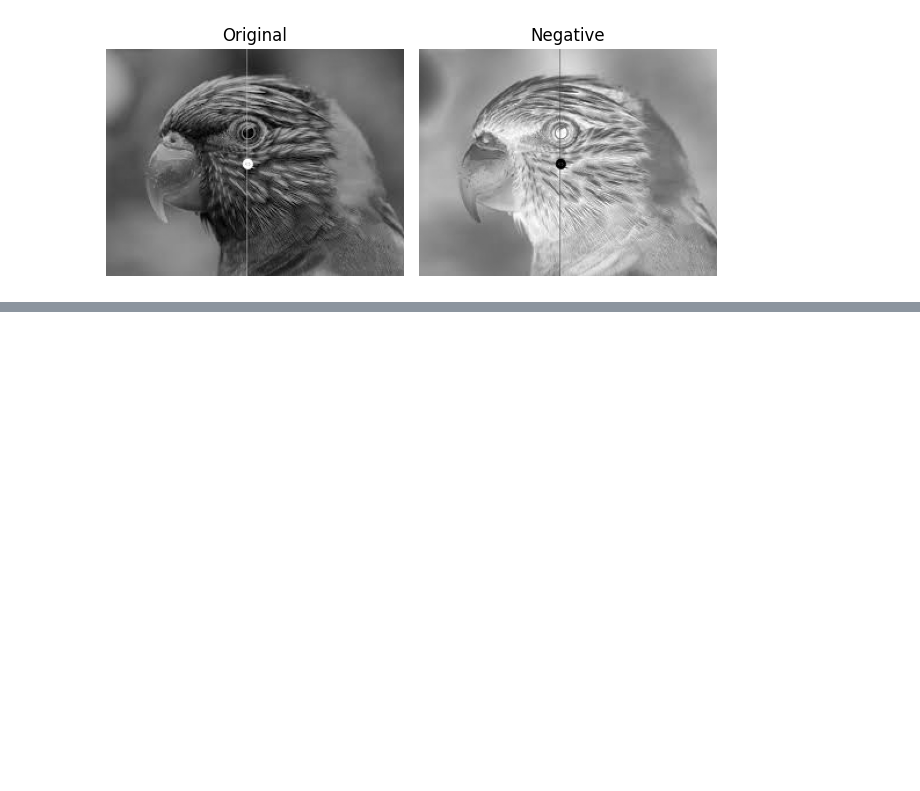
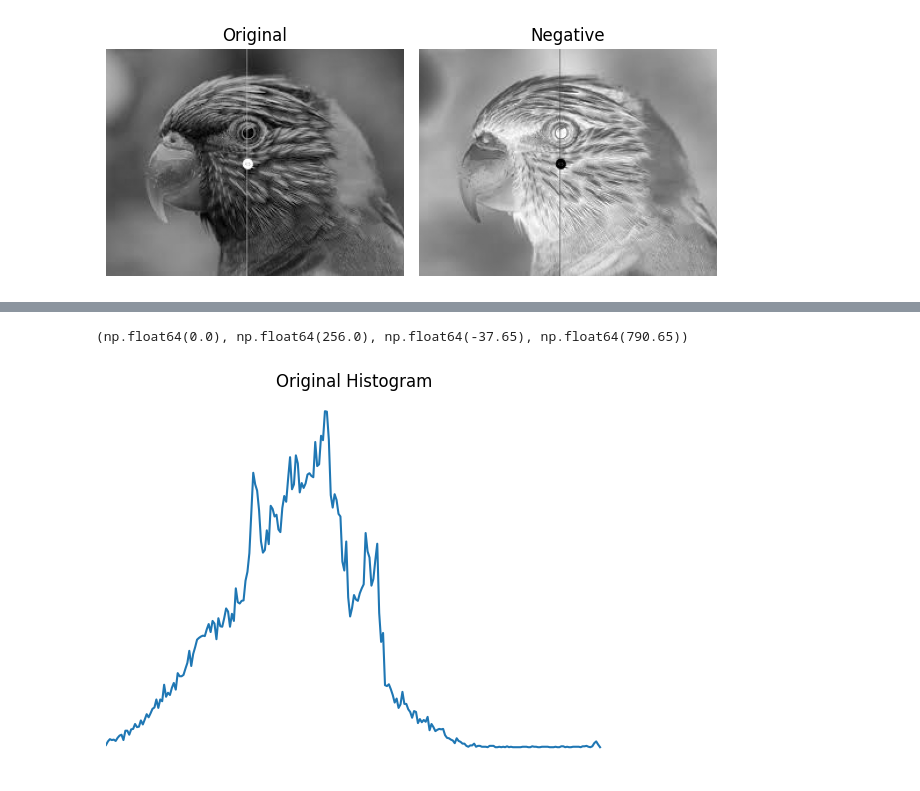
Before and after one commit to doanane/image_processing, a Jupyter notebook: practice4.ipynb, the cells around one changed output, grey strips where cells are left out. Saved outputs shown, nothing was run; the diff lists cells and outputs as text; code cells hidden in the pictures; blank space fills up the shorter version.

```diff
--- a/practice4.ipynb
+++ b/practice4.ipynb
@@ -26,0 +126,19 @@ Image loaded successfully.
+# %%
+import cv2
+import numpy as np
+import matplotlib.pyplot as plt
+img2 = cv2.imread("images/image.jpg", cv2.IMREAD_GRAYSCALE)
+
+
+hist2 = cv2.calcHist([img2], [0], None, [256], [0, 256])
+
+plt.figure()
+plt.plot(hist2)
+plt.xlabel("x-axis")
+plt.ylabel("y-axis")
+plt.title("Original Histogram")
+plt.xlim([0, 256])
+plt.axis("off")
+# %% [output]
+(np.float64(0.0), np.float64(256.0), np.float64(-37.65), np.float64(790.65))
+[figure, added]
```
Also changed, not shown: parts of 8 cells of this notebook, 1 other file.
